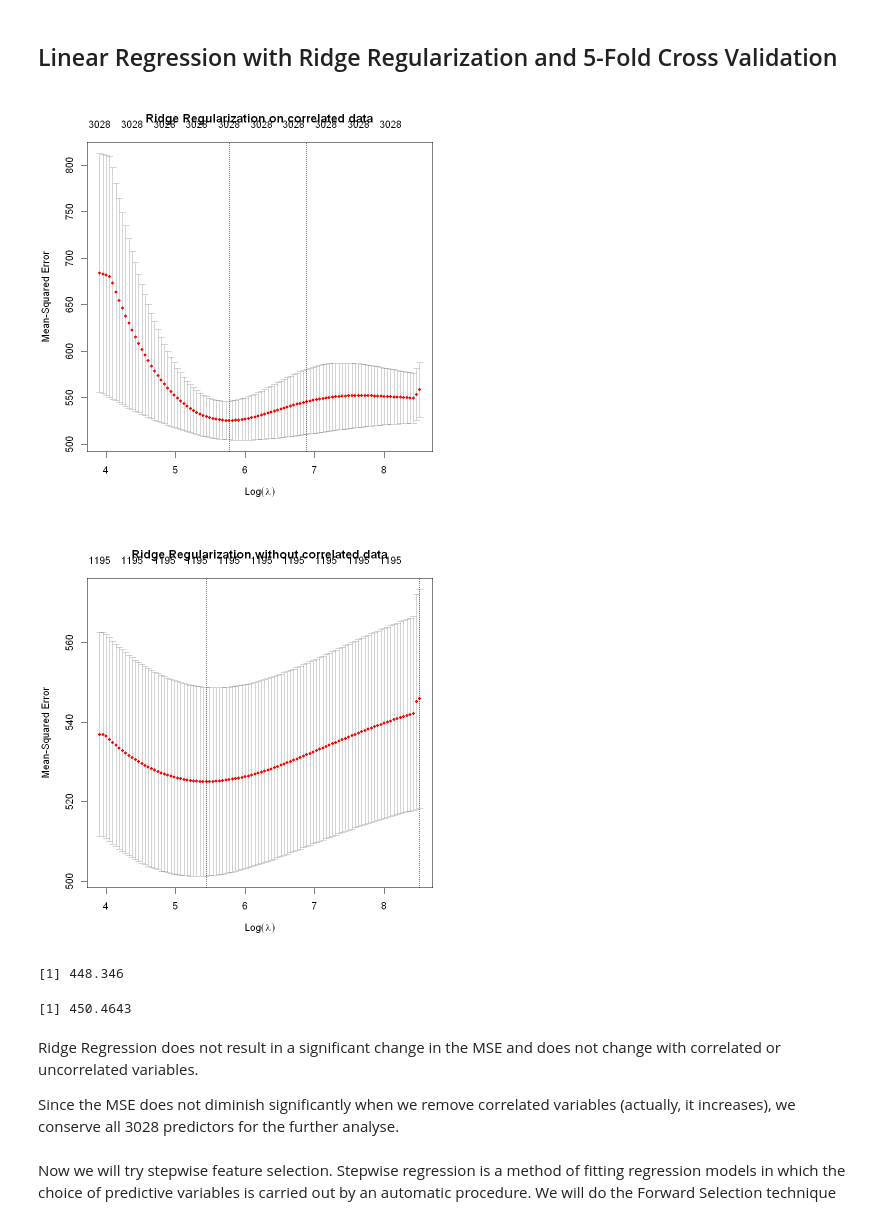
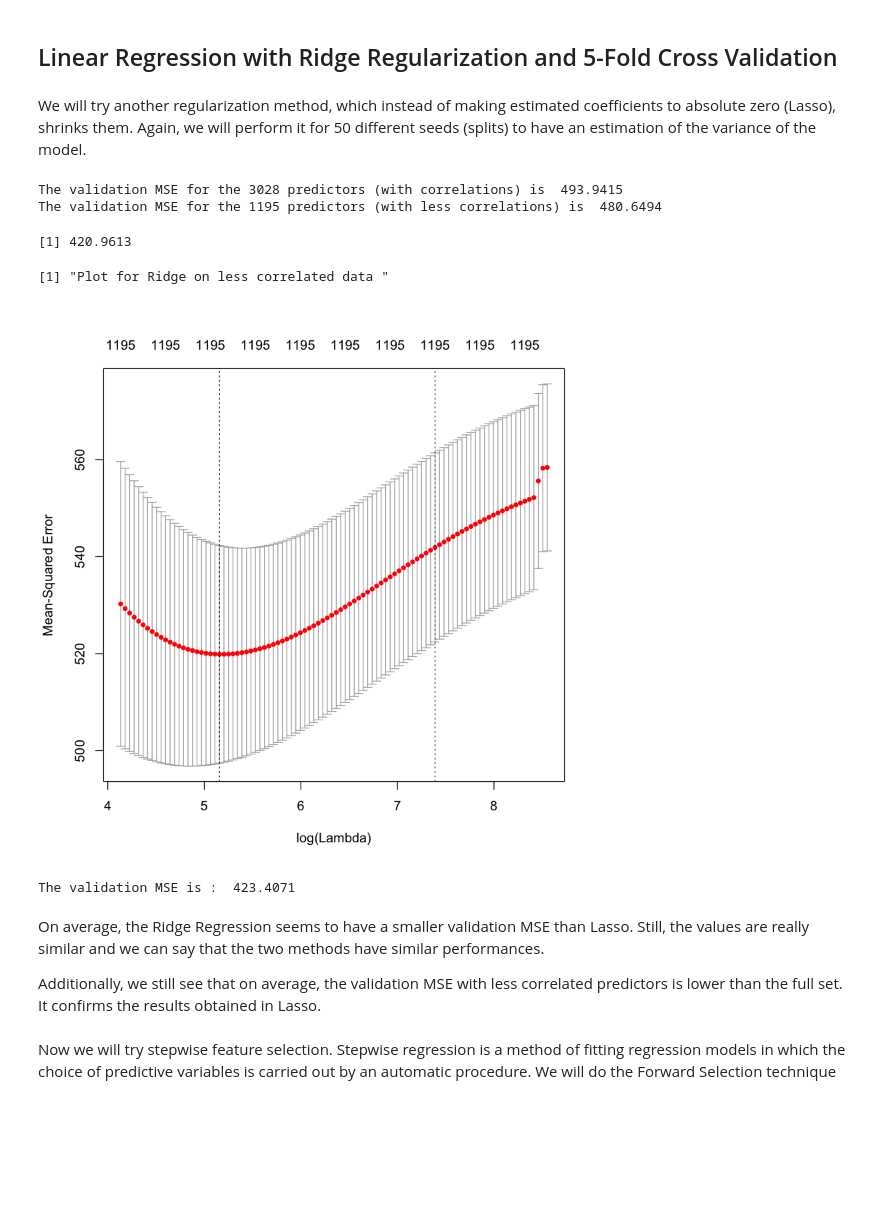
Before and after one commit to BenoitDelec/BIO-322--Predicting-odour-pleasantness-using-ML, a Jupyter notebook: src/Linear_Methods.ipynb, the cells around one changed output. Saved outputs shown, nothing was run; the diff lists cells and outputs as text; code cells hidden in the pictures; blank space fills up the shorter version.

```diff
--- a/src/Linear_Methods.ipynb
+++ b/src/Linear_Methods.ipynb
@@ -93,16 +141,4 @@ write.csv(submission, file = "../Submissions/lasso.csv", row.names = FALSE)
 # %% [markdown]
 ## Linear Regression with Ridge Regularization and 5-Fold Cross Validation
-# %%
-#Ridge Regression models
-lasso.mod <- glmnet(train.x,train.y, alpha = 0, lambda = 10^seq(1, -2, length = 150))
-corr.lasso.mod <- glmnet(corr.train.x,corr.train.y, alpha = 0, lambda = 10^seq(1, -2, length = 150))
-# %%
-#5-fold cross-validation to find the optimal value for the parameter lambda
-cv.lasso <- cv.glmnet(train.x, train.y, alpha = 0, nfold = 5)
-plot(cv.lasso, main = "Ridge Regularization on correlated data")
-
-corr.cv.lasso <- cv.glmnet(corr.train.x, corr.train.y, alpha = 0, nfold = 5)
-plot(corr.cv.lasso, main = "Ridge Regularization without correlated data")
-# %% [output]
-[figure, removed]
-[figure, removed]
+# %% [markdown]
+We will try another regularization method, which instead of making estimated coefficients to absolute zero (Lasso), shrinks them. Again, we will perform it for 50 different seeds (splits) to have an estimation of the variance of the model.
@@ -109,22 +186,51 @@ plot(corr.cv.lasso, main = "Ridge Regularization without correlated data")
+# %%
+mean.MSE_ = mean(MSE_)
+mean.MSE_corr = mean(MSE_corr)
+cat("The validation MSE for the 3028 predictors (with correlations) is ", mean.MSE_, '\n')
+cat("The validation MSE for the 1195 predictors (with less correlations) is ",mean.MSE_corr)
+# %% [output]
+The validation MSE for the 3028 predictors (with correlations) is  493.9415
+The validation MSE for the 1195 predictors (with less correlations) is  480.6494
+# %%
+seed.min.corr = which.min(MSE_corr) #45
+min.error.corr = MSE_corr[seed.min.corr] #seed = 146 ; #error = 420.9
+min.error.corr
+# %% [output]
+[1] 420.9613
+# %%
+set.seed(145)
+
+#split the training data in a training set and a validation set for correlated data
+len <- length(x[,1])
+idx.train <- sample(1:len, 2*len/3)
+
+#split the training data in a training set and a validation set for uncorrelated data
+corr.train.x <- as.matrix(corr.x[idx.train,])
+corr.train.y <- as.matrix(y[idx.train])
+corr.val.x <- as.matrix(corr.x[-idx.train,])
+corr.val.y <- as.matrix(y[-idx.train])
+
+corr.cv.ridge.145 <- cv.glmnet(corr.train.x, corr.train.y, alpha = 0, nfold = 5)
+
+#PLOT FOR LESS CORRELATED DATA
+print("Plot for Ridge on less correlated data ")
+plot(corr.cv.ridge.145)
+# %% [output]
+[1] "Plot for Ridge on less correlated data "
+[figure, added]
 # %%
-#best prediction for both correlated and uncorrelated variables
-
-best.lasso <- glmnet(train.x, train.y, alpha = 0, lambda = cv.lasso$lambda.min)
-pred <- predict(best.lasso, s = cv.lasso$lambda.min, newx = val.x)
-
-corr.best.lasso <- glmnet(corr.train.x, corr.train.y, alpha = 0, lambda = corr.cv.lasso$lambda.min)
-corr.pred <- predict(corr.best.lasso, s = corr.cv.lasso$lambda.min, newx = as.matrix(corr.val.x))
+#best prediction for uncorrelated
+corr.best.ridge.145 <- glmnet(corr.train.x, corr.train.y, alpha = 0, lambda = corr.cv.ridge.145$lambda.min)
+corr.pred.145 <- predict(corr.best.ridge.145, s = corr.cv.ridge.145$lambda.min, newx = corr.val.x)
 
 #MSE with best lasso prediction
-mean((pred - val.y)^2)
-mean((corr.pred - corr.val.y)^2)
+cat("The validation MSE is : ", mean((corr.pred.145 - corr.val.y)^2))
 # %% [output]
-[1] 448.346
+The validation MSE is :  423.4071
-[1] 450.4643
-# %% [markdown]
-Ridge Regression does not result in a significant change in the MSE and does not change with correlated or uncorrelated variables.
-
-Since the MSE does not diminish significantly when we remove correlated variables (actually, it increases), we conserve all 3028 predictors for the further analyse.
+# %% [markdown]
+On average, the Ridge Regression seems to have a smaller validation MSE than Lasso. Still, the values are really similar and we can say that the two methods have similar performances.
+
+Additionally, we still see that on average, the validation MSE with less correlated predictors is lower than the full set. It confirms the results obtained in Lasso.
 # %% [markdown]
 Now we will try stepwise feature selection. Stepwise regression is a method of fitting regression models in which the choice of predictive variables is carried out by an automatic procedure.
 We will do the Forward Selection technique
```
Also changed, not shown: parts of 22 cells of this notebook, 3 other files.
